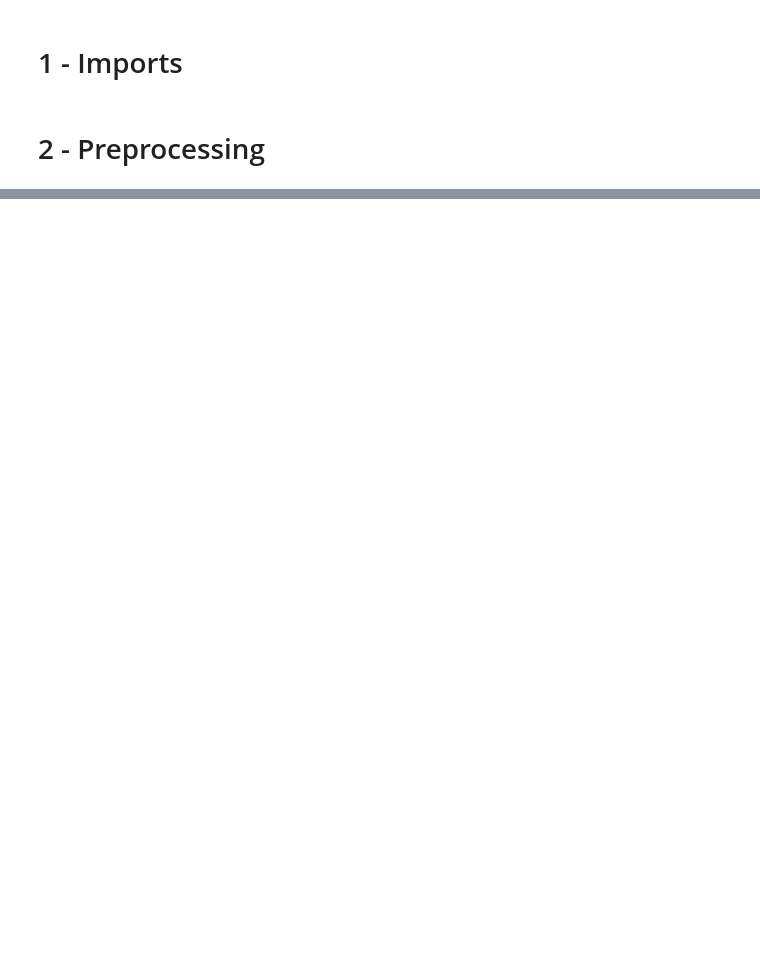
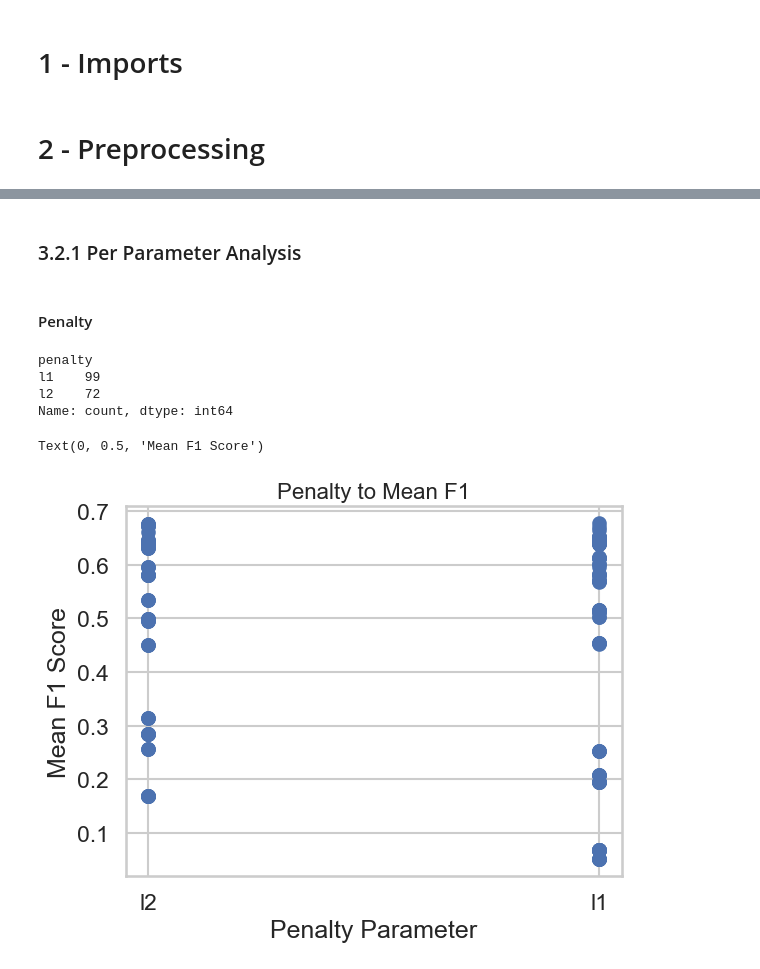
Before and after one commit to hippograndet/country_risk_rating, a Jupyter notebook: notebooks/expirements/LR_Hyper_Parameters.ipynb, the cells around one changed output, grey strips where cells are left out. Saved outputs shown, nothing was run; the diff lists cells and outputs as text; code cells hidden in the pictures; blank space fills up the shorter version.

```diff
--- a/notebooks/expirements/LR_Hyper_Parameters.ipynb
+++ b/notebooks/expirements/LR_Hyper_Parameters.ipynb
@@ -372,0 +213,3 @@ MLflow run_id: 19e7ce582e774588a933156a2aadfff2
+# %%
+e = mlflow.set_experiment('LR Model Parameters')
+e.experiment_id
@@ -372,0 +218,5 @@ MLflow run_id: 19e7ce582e774588a933156a2aadfff2
+# %%
+client = mlflow.tracking.MlflowClient()
+experiment_id = e.experiment_id
+feat_select_runs = client.search_runs(experiment_id)
+len(feat_select_runs)
@@ -372,0 +225,12 @@ MLflow run_id: 19e7ce582e774588a933156a2aadfff2
+# %%
+rows = []
+for run in feat_select_runs:
+    run_dict = run.data.to_dictionary()
+
+    row = {}
+    for param, v in run_dict['params'].items():
+        row[param] = v
+    for metric, v in run_dict['metrics'].items():
+        row[metric] = v
+
+    rows.append(row)
@@ -372,0 +241,9 @@ MLflow run_id: 19e7ce582e774588a933156a2aadfff2
+# %%
+df = pd.DataFrame(rows)
+# df = df.astype(float)
+df = df.dropna(subset=['cv_mean_f1'])
+df = df[df['cv_mean_f1'] > 0.0]
+num_cols = ['max_iter', 'C', 'cv_mean_precision', 'cv_mean_f1', 'cv_mean_accuracy', 'cv_mean_recall']
+df.loc[:, num_cols] = df[num_cols].astype(float)
+df = df.drop_duplicates()
+df
@@ -372,0 +284,2 @@ MLflow run_id: 19e7ce582e774588a933156a2aadfff2
+# %% [markdown]
+### 3.2.1 Per Parameter Analysis
@@ -372,0 +293,17 @@ MLflow run_id: 19e7ce582e774588a933156a2aadfff2
+# %% [markdown]
+#### Penalty
+# %%
+df['penalty'].value_counts()
+# %% [output]
+penalty
+l1    99
+l2    72
+Name: count, dtype: int64
+# %%
+plt.scatter(df['penalty'], df['cv_mean_f1'])
+plt.title('Penalty to Mean F1', fontsize=16)
+plt.xlabel('Penalty Parameter')
+plt.ylabel('Mean F1 Score')
+# %% [output]
+Text(0, 0.5, 'Mean F1 Score')
+[figure, added]
```
Also changed, not shown: parts of 53 cells of this notebook, 18 other files.
